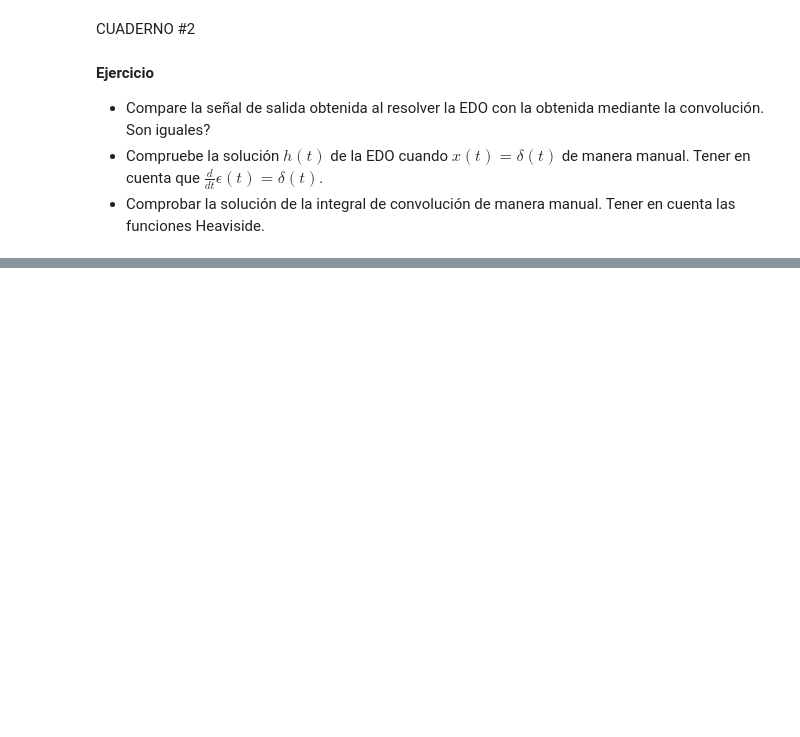
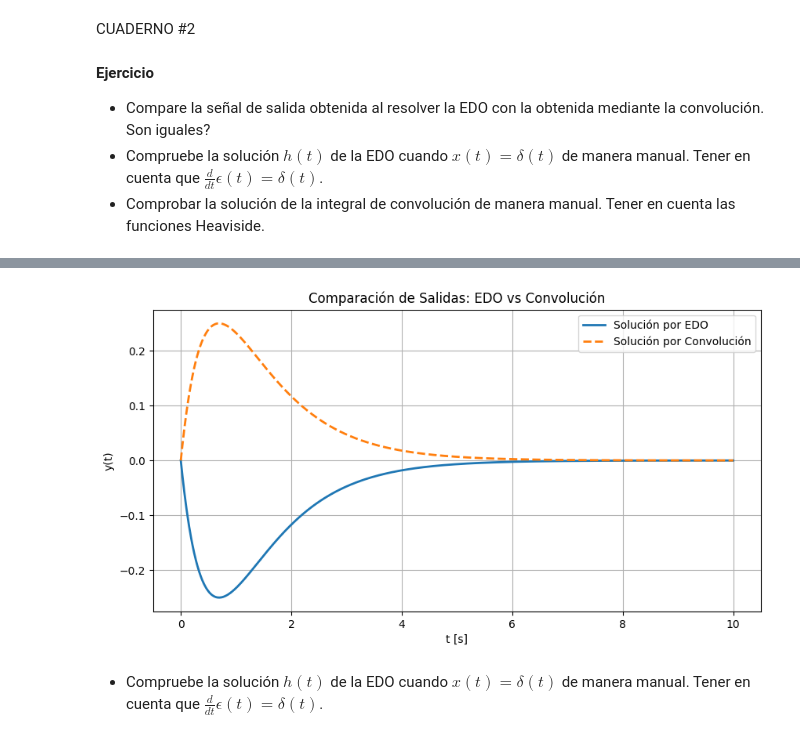
Before and after one commit to Jmontoyaor/SignalsandSystems-, a Jupyter notebook: EJERCICIOS_CARPETASSLIT.ipynb, the cells around one changed output, grey strips where cells are left out. Cells and saved outputs as stored; diff of their text form; code cells hidden in the pictures; blank space fills up the shorter version.

```diff
--- a/EJERCICIOS_CARPETASSLIT.ipynb
+++ b/EJERCICIOS_CARPETASSLIT.ipynb
@@ -150,0 +199,45 @@ Considerando que $y(t)=0$ para $t<0$, la solución completa es $y(t) = (e^{-t} -
+# %%
+import sympy as sym
+import matplotlib.pyplot as plt
+import numpy as np
+
+# Inicialización
+t, tau = sym.symbols('t tau', real=True)
+sym.init_printing()
+
+# Entradas y funciones
+x = sym.exp(-2*t) * sym.Heaviside(t)
+h = sym.exp(-t) * sym.Heaviside(t)
+
+# --- Solución por EDO (ya obtenida anteriormente)
+y_edo = (sym.exp(-2*t) - sym.exp(-t)) * sym.Heaviside(t)
+
+# --- Solución por convolución simbólica
+conv_integral = sym.integrate(sym.exp(-2*tau) * h.subs(t, t - tau), (tau, 0, t))
+y_conv = conv_integral
+
+# --- Convertir a funciones numéricas
+y_edo_func = sym.lambdify(t, y_edo, modules=['numpy'])
+y_conv_func = sym.lambdify(t, y_conv, modules=['numpy'])
+
+# --- Crear el dominio de tiempo
+t_vals = np.linspace(0, 10, 1000)
+
+# --- Evaluar las funciones
+y_edo_vals = y_edo_func(t_vals)
+y_conv_vals = y_conv_func(t_vals)
+
+# --- Graficar
+plt.figure(figsize=(10,5))
+plt.plot(t_vals, y_edo_vals, label='Solución por EDO', linewidth=2)
+plt.plot(t_vals, y_conv_vals, '--', label='Solución por Convolución', linewidth=2)
+plt.title('Comparación de Salidas: EDO vs Convolución')
+plt.xlabel('t [s]')
+plt.ylabel('y(t)')
+plt.grid(True)
+plt.legend()
+plt.show()
+# %% [output]
+[figure, added]
+# %% [markdown]
+* Compruebe la solución $h(t)$ de la EDO cuando $x(t)=\delta(t)$ de manera manual. Tener en cuenta que $\frac{d}{dt} \epsilon(t) = \delta(t)$.
```
Also changed, not shown: parts of 5 cells of this notebook.
